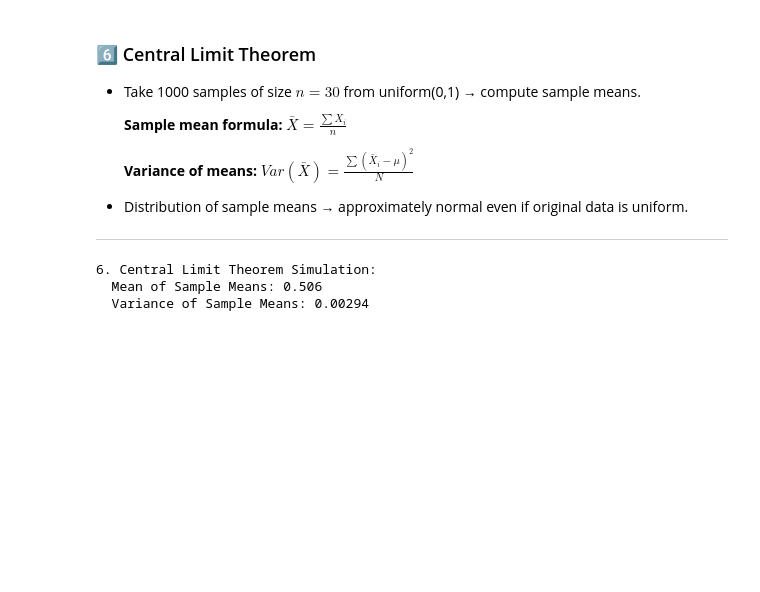
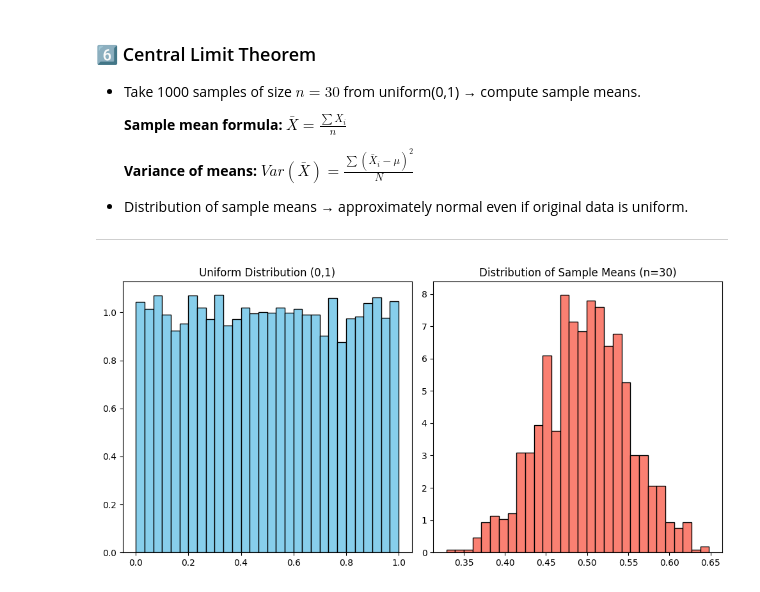
Before and after one commit to HarshGautam1313/tutedude-data-science-projects, a Jupyter notebook: assignment2/Probability.ipynb, the cells around one changed output. Drawn from its saved outputs; the diff is of its cells as text; code cells hidden in the pictures; blank space fills up the shorter version.

```diff
--- a/assignment2/Probability.ipynb
+++ b/assignment2/Probability.ipynb
@@ -29,12 +29,14 @@ for _ in range(num_trials):
 p_heads = heads / num_trials
 p_tails = tails / num_trials
 
-print("1(a) Coin Toss Simulation:")
-print(f"  Probability of Heads: {p_heads:.3f}")
-print(f"  Probability of Tails: {p_tails:.3f}")
+print("Coin Toss Simulation:")
+print(f"Probability of Heads: {p_heads:.3f}")
+print(f"Probability of Tails: {p_tails:.3f}")
 
 # (b) Rolling two dice and computing probability of sum = 7
+num_trials = 10000
 sum_7 = 0
+
 for _ in range(num_trials):
     die1 = random.randint(1, 6)
     die2 = random.randint(1, 6)
@@ -42,6 +44,6 @@ for _ in range(num_trials):
         sum_7 += 1
 
 p_sum_7 = sum_7 / num_trials
-print("\n1(b) Dice Roll Simulation:")
-print(f"  Probability of getting sum = 7: {p_sum_7:.3f}")
+print("\nDice Roll Simulation:")
+print(f"Probability of getting sum = 7: {p_sum_7:.3f}")
 # %% [output]
@@ -208,23 +192,22 @@ print(f"  Empirical Variance: {emp_variance:.3f}")
 ---
 # %%
 # Generate 10,000 uniform random numbers
-uniform_data = [random.random() for _ in range(10000)]
+uniform_data = np.random.uniform(0, 1, 10000)
 
 # Draw 1000 samples of size n = 30 and compute sample means
-sample_means = []
-for _ in range(1000):
-    sample = random.choices(uniform_data, k=30)
-    mean = sum(sample) / 30
-    sample_means.append(mean)
+sample_means = [np.mean(np.random.choice(uniform_data, 30)) for _ in range(1000)]
 
-# Compute mean and variance of sample means
-mean_of_means = sum(sample_means) / len(sample_means)
-variance_of_means = sum((m - mean_of_means) ** 2 for m in sample_means) / len(sample_means)
+plt.figure(figsize=(10,5))
 
-print("\n6. Central Limit Theorem Simulation:")
-print(f"  Mean of Sample Means: {mean_of_means:.3f}")
-print(f"  Variance of Sample Means: {variance_of_means:.5f}")
+plt.subplot(1, 2, 1)
+plt.hist(uniform_data, bins=30, color='skyblue', edgecolor='black', density=True)
+plt.title("Uniform Distribution (0,1)")
+
+plt.subplot(1, 2, 2)
+plt.hist(sample_means, bins=30, color='salmon', edgecolor='black', density=True)
+plt.title("Distribution of Sample Means (n=30)")
+
+plt.tight_layout()
+plt.show()
 # %% [output]
-6. Central Limit Theorem Simulation:
-  Mean of Sample Means: 0.506
-  Variance of Sample Means: 0.00294
+[figure, added]
```
Also changed, not shown: parts of 5 cells of this notebook.
